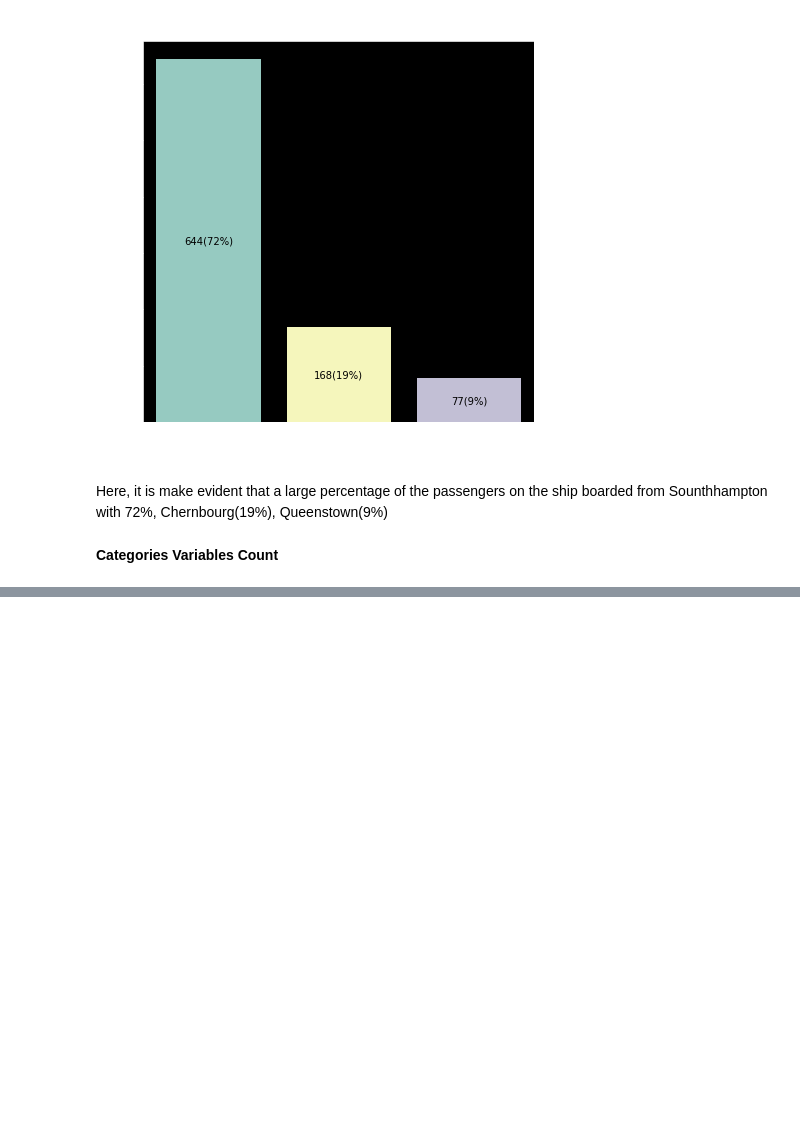
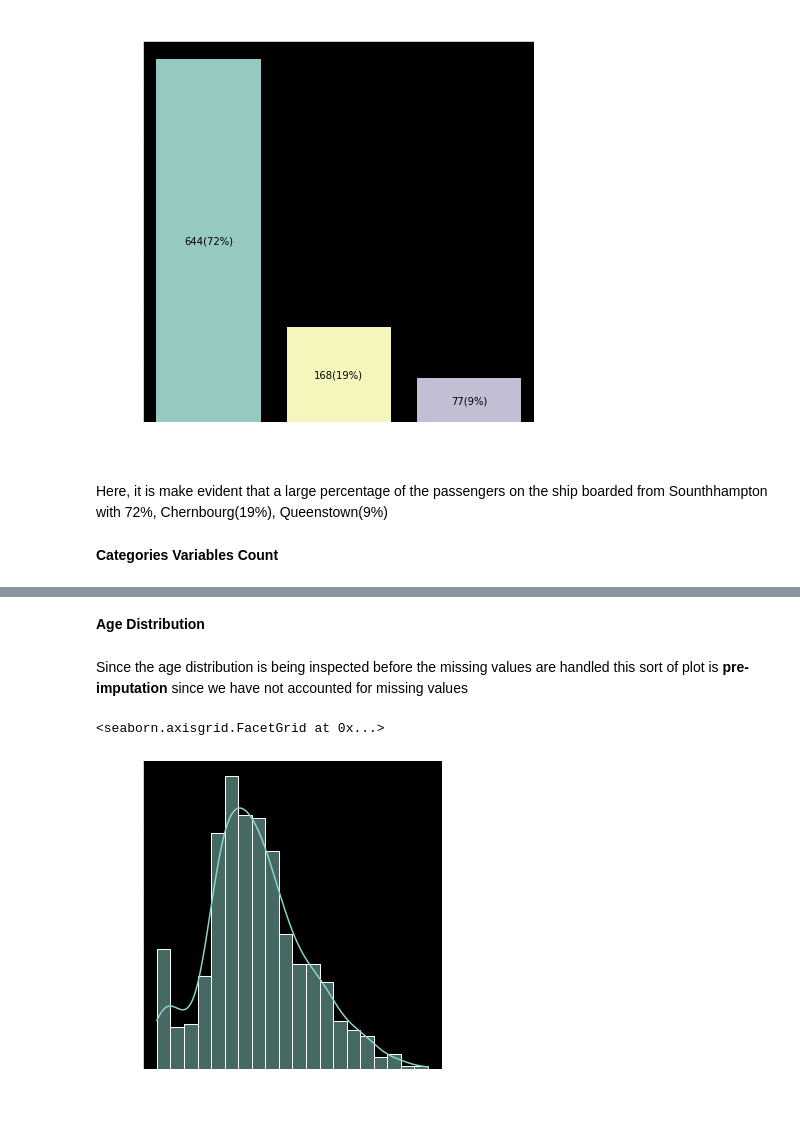
Before and after one commit to XVI-IX/titanic, a Jupyter notebook: titanic.ipynb, the cells around one changed output, grey strips where cells are left out. Cells and saved outputs as stored; diff of their text form; code cells hidden in the pictures; blank space fills up the shorter version.

```diff
--- a/titanic.ipynb
+++ b/titanic.ipynb
@@ -208,0 +250,12 @@ Here, it is make evident that a large percentage of the passengers on the ship b
+# %% [markdown]
+**Age Distribution**
+# %% [markdown]
+Since the age distribution is being inspected before the missing values are handled
+this sort of plot is **pre-imputation** since we have not accounted for missing values
+# %%
+known_ages = train["Age"][train["Age"].notnull()]
+
+sns.displot(known_ages, kde=True, palette="Paired")
+# %% [output]
+<seaborn.axisgrid.FacetGrid at 0x...>
+[figure, added]
```
Also changed, not shown: parts of 13 cells of this notebook.
